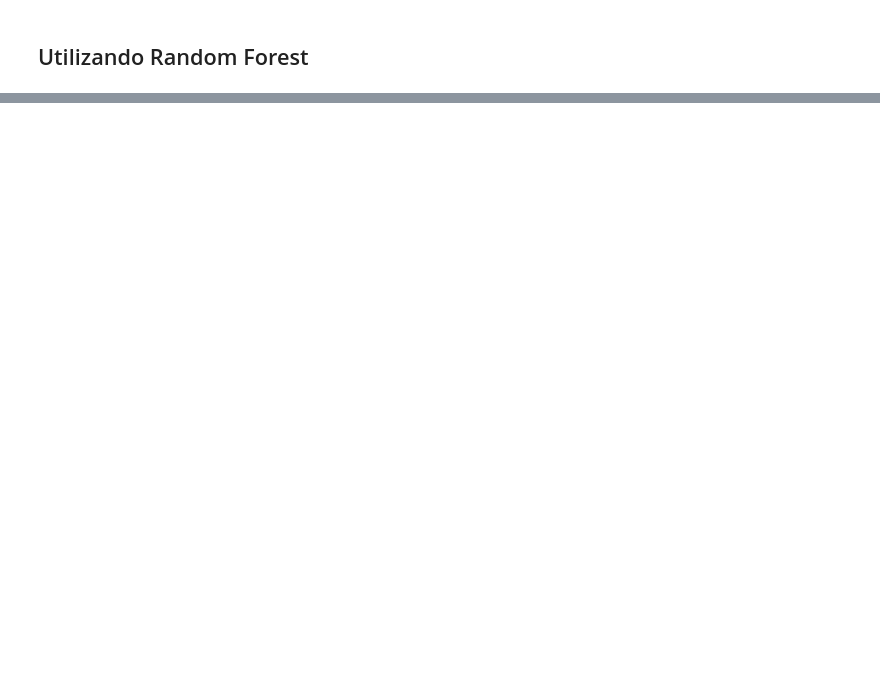
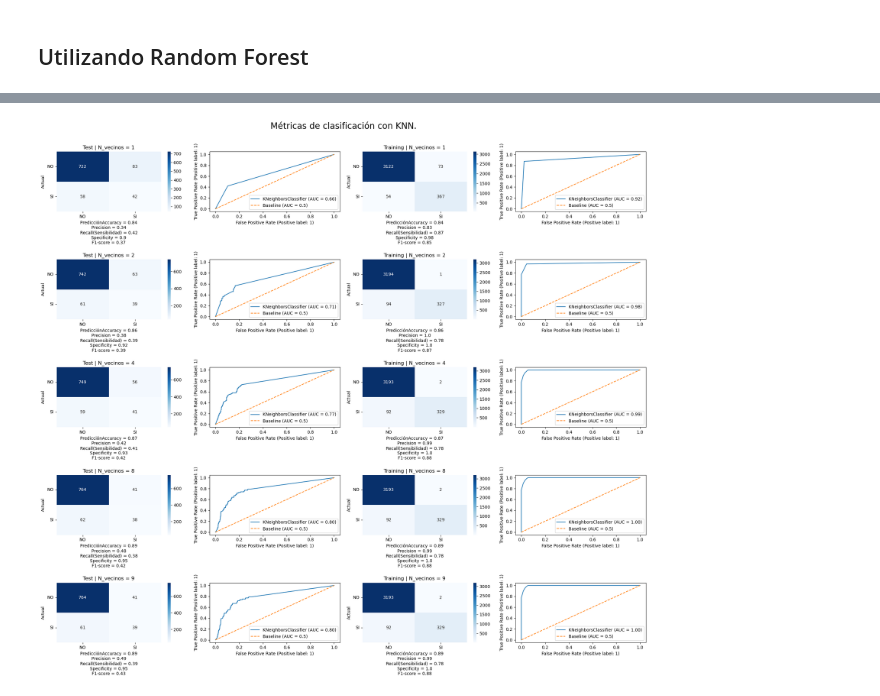
Before and after one commit to orlandoch/coding-dojo, a Jupyter notebook: tareas-week07/tarea_metricas_clasificacion.ipynb, the cells around one changed output, grey strips where cells are left out. Drawn from its saved outputs; the diff is of its cells as text; code cells hidden in the pictures; blank space fills up the shorter version.

```diff
--- a/tareas-week07/tarea_metricas_clasificacion.ipynb
+++ b/tareas-week07/tarea_metricas_clasificacion.ipynb
@@ -223,0 +274,90 @@ Solo el 23% de los que contr
+# %%
+def knnClfMetrics(n,row,axes):
+    # Luego de realizar varias pruebas se identificó que para este conjunto
+    # de datos, se obtienen mejores resultados utilizando el inverso de la
+    # distancia (weights='distance')
+    knnClf = KNeighborsClassifier(n_neighbors = n,weights='distance')
+    knnClf.fit(X_train, y_train)
+
+    resultsTest = pd.DataFrame(y_test, columns=['expected'])
+    resultsTrain = pd.DataFrame(y_train, columns=['expected'])
+
+    resultsTest['predicted_l1_c1'] = knnClf.predict(X_test)
+    resultsTrain['predicted_l1_c1'] = knnClf.predict(X_train)
+
+    confTest = confusion_matrix(resultsTest['expected'], resultsTest['predicted_l1_c1'])
+    confTraining = confusion_matrix(resultsTrain['expected'], resultsTrain['predicted_l1_c1'])
+
+    hmap = sns.heatmap(ax=axes[row, 0],data=confTest,cmap='Blues',annot=True,fmt='g')
+    hmap.set_xticklabels(['NO','SI'],rotation = 0)
+    hmap.set_yticklabels(['NO','SI'],rotation = 0)
+    hmap.set_title('Test | N_vecinos = ' +str(n))
+    hmap.set_ylabel('Actual')
+
+    tn, fp, fn, tp = confusion_matrix(resultsTest['expected'],resultsTest['predicted_l1_c1']).ravel()
+    acurracy = (tp + tn) / (tp + tn  + fp + fn)
+    precision = tp / (tp + fp)
+    specificity = tn / (tn + fp)
+    recall = tp / (tp+fn)
+    f1 = 2*(precision*recall)/(precision + recall)
+    #aucScore = roc_auc_score(y_test, logReg.predict_proba(X_test)[:,1])
+
+    metricsText = 'Predicción'
+    metricsText += 'Accuracy = ' + str(round(acurracy,2))
+    metricsText += '\nPrecision = ' + str(round(precision,2))
+    metricsText += '\nRecall(Sensibilidad) = ' + str(round(recall,2))
+    metricsText += '\nSpecificity = ' + str(round(specificity,2))
+    metricsText += '\nF1-score = ' + str(round(f1,2))
+    #metricsText += '\nAUC = ' + str(round(aucScore,2))
+    hmap.set_xlabel(metricsText)
+
+    RocCurveDisplay.from_estimator(knnClf, X_test, y_test,ax=axes[row,1])
+    axes[row,1].plot([0, 1], [0, 1], ls = '--', label = 'Baseline (AUC = 0.5)')
+    axes[row,1].legend()
+
+    hmap = sns.heatmap(ax=axes[row, 2],data=confTraining,cmap='Blues',annot=True,fmt='g')
+    hmap.set_xticklabels(['NO','SI'],rotation = 0)
+    hmap.set_yticklabels(['NO','SI'],rotation = 0)
+    hmap.set_title('Training | N_vecinos = ' +str(n))
+    hmap.set_ylabel('Actual')
+
+    tn, fp, fn, tp = confusion_matrix(resultsTrain['expected'],resultsTrain['predicted_l1_c1']).ravel()
+    precision = tp / (tp + fp)
+    specificity = tn / (tn + fp)
+    recall = tp / (tp+fn)
+    f1 = 2*(precision*recall)/(precision + recall)
+    #aucScore = roc_auc_score(y_train, logReg.predict_proba(X_train)[:,1])
+
+    metricsText = 'Predicción'
+    metricsText += 'Accuracy = ' + str(round(acurracy,2))
+    metricsText += '\nPrecision = ' + str(round(precision,2))
+    metricsText += '\nRecall(Sensibilidad) = ' + str(round(recall,2))
+    metricsText += '\nSpecificity = ' + str(round(specificity,2))
+    metricsText += '\nF1-score = ' + str(round(f1,2))
+    #metricsText += '\nAUC = ' + str(round(aucScore,2))
+    hmap.set_xlabel(metricsText)
+
+    RocCurveDisplay.from_estimator(knnClf, X_train, y_train,ax=axes[row,3])
+    axes[row,3].plot([0, 1], [0, 1], ls = '--', label = 'Baseline (AUC = 0.5)')
+    axes[row,3].legend()
+
+plt.style.use('default')
+fig,axes = plt.subplots(5,4,figsize=(20,18))
+
+knnClfMetrics(n=1, row=0, axes=axes)
+knnClfMetrics(n=2, row=1, axes=axes)
+knnClfMetrics(n=4, row=2, axes=axes)
+knnClfMetrics(n=8, row=3, axes=axes)
+knnClfMetrics(n=9, row=4, axes=axes)
+
+# Se probaron con n > 9,sin embargo, a partir de este umbral las métricas comienzan a ser inferiores
+#knnClfMetrics(n=10, row=4, axes=axes)
+#knnClfMetrics(n=11, row=4, axes=axes)
+#knnClfMetrics(n=16, row=4, axes=axes)
+#knnClfMetrics(n=32, row=4, axes=axes)
+
+fig.suptitle("Métricas de clasificación con KNN.",y=1.01, fontsize=20)
+fig.tight_layout()
+fig.subplots_adjust(hspace=0.8)
+# %% [output]
+[figure, added]
```
Also changed, not shown: parts of 7 cells of this notebook.
